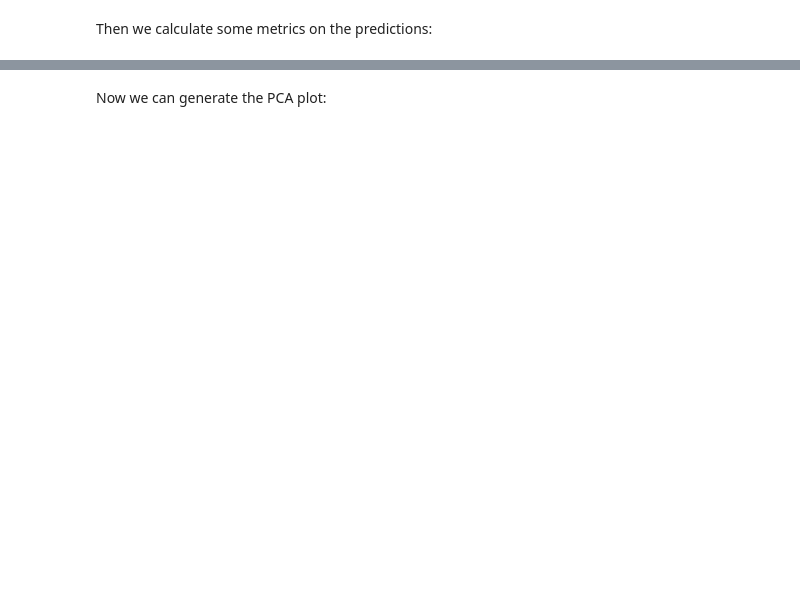
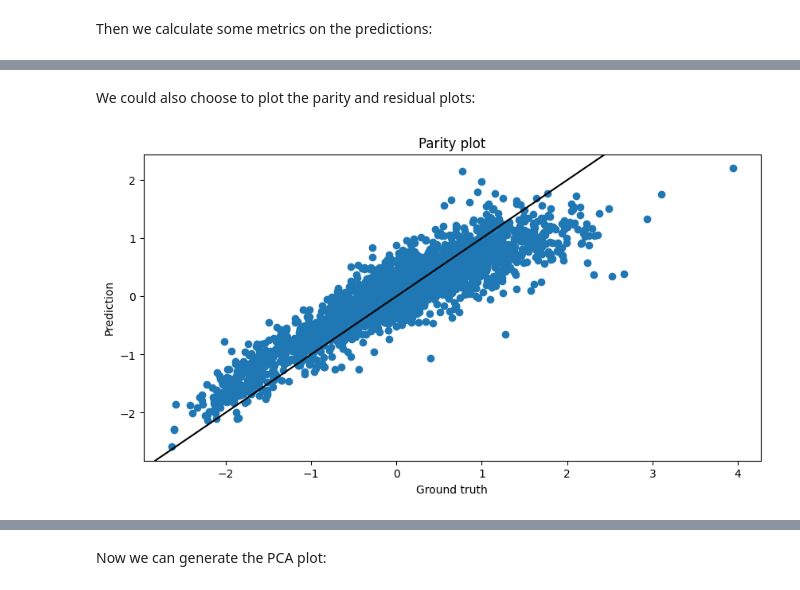
Before and after one commit to aerte/GraPE, a Jupyter notebook: docs/source/Demonstration.ipynb, the cells around one changed output, grey strips where cells are left out. Drawn from its saved outputs; the diff is of its cells as text; code cells hidden in the pictures; blank space fills up the shorter version.

```diff
--- a/docs/source/Demonstration.ipynb
+++ b/docs/source/Demonstration.ipynb
@@ -260,0 +261,7 @@ pred_metric(prediction=preds,target=test.y, metrics='all', print_out=True)
+# %% [markdown]
+We could also choose to plot the parity and residual plots:
+# %%
+from grape.plots import parity_plot, residual_plot
+parity_plot(prediction=preds,target=test.y);
+# %% [output]
+[figure, added]
```
Also changed, not shown: parts of 13 cells of this notebook, 19 other files.
